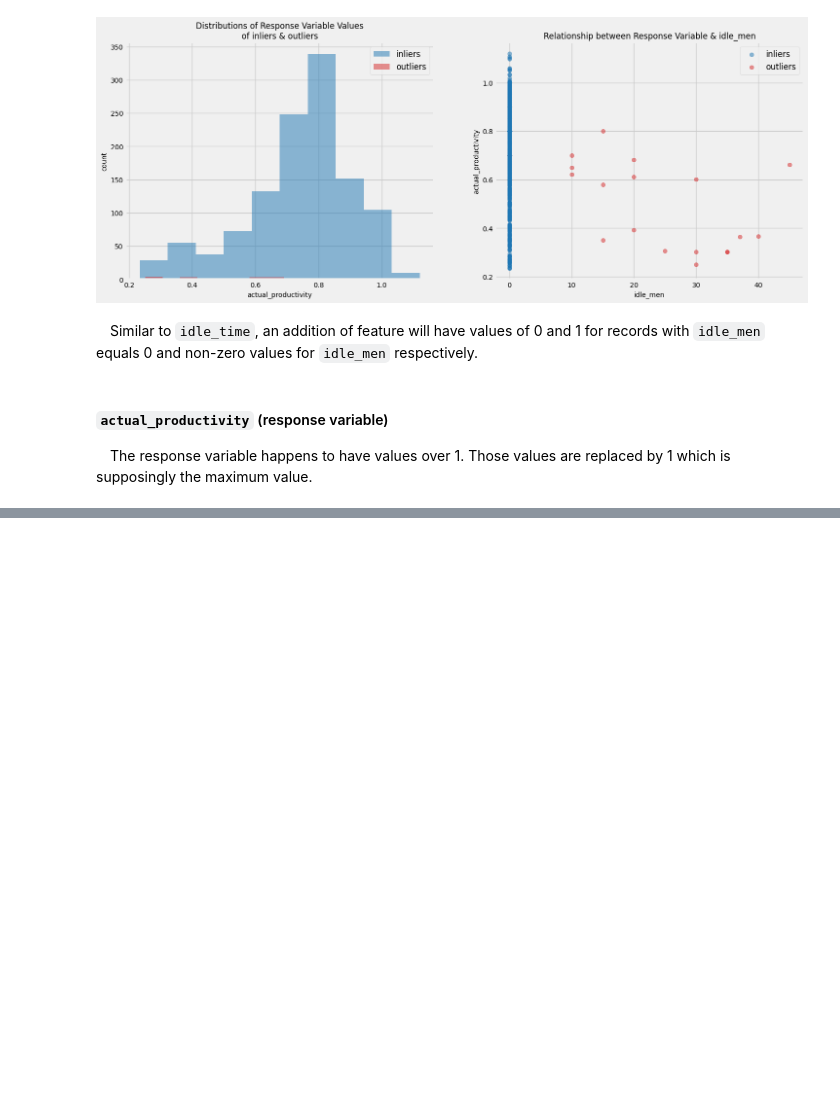
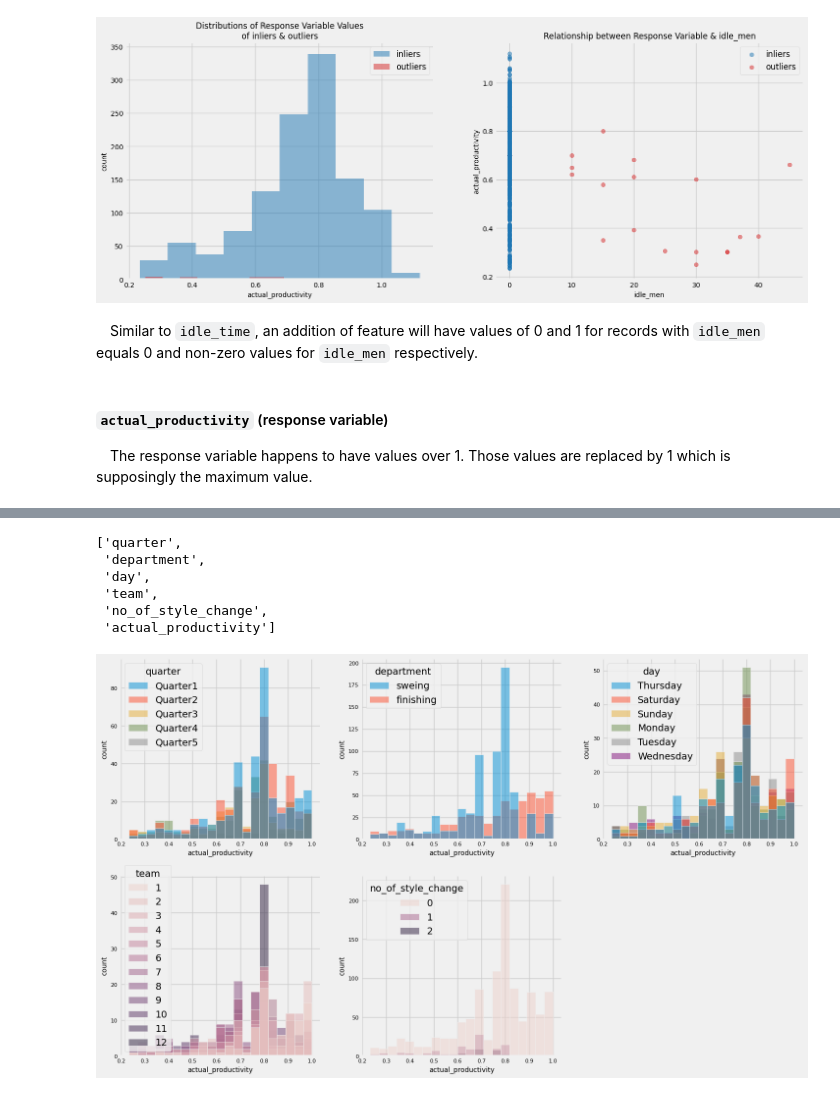
Before and after one commit to moscmh/productivity-prediction, a Jupyter notebook: garment.ipynb, the cells around one changed output, grey strips where cells are left out. Cells and saved outputs as stored; diff of their text form; code cells hidden in the pictures; blank space fills up the shorter version.

```diff
--- a/garment.ipynb
+++ b/garment.ipynb
@@ -385,0 +378,25 @@ plt.show()
+# %%
+cats.append('actual_productivity')
+cats
+# %% [output]
+['quarter',
+ 'department',
+ 'day',
+ 'team',
+ 'no_of_style_change',
+ 'actual_productivity']
+# %%
+fig, axes = plt.subplots(2,3, figsize=(16,10))
+for i in range(6):
+    ax = axes.ravel()[i]
+    if i != 5:
+        sns.histplot(data=Xy[cats], x='actual_productivity', hue=cats[i], ax=ax)
+        ax.tick_params(axis='both', labelsize=8)
+        ax.set_xlabel('actual_productivity', fontsize=10)
+        ax.set_ylabel('count', fontsize=10)
+        # ax.legend()
+    else:
+        ax.set(xticks=[], yticks=[])
+plt.show()
+# %% [output]
+[figure, added]
```
Also changed, not shown: parts of 6 cells of this notebook.
